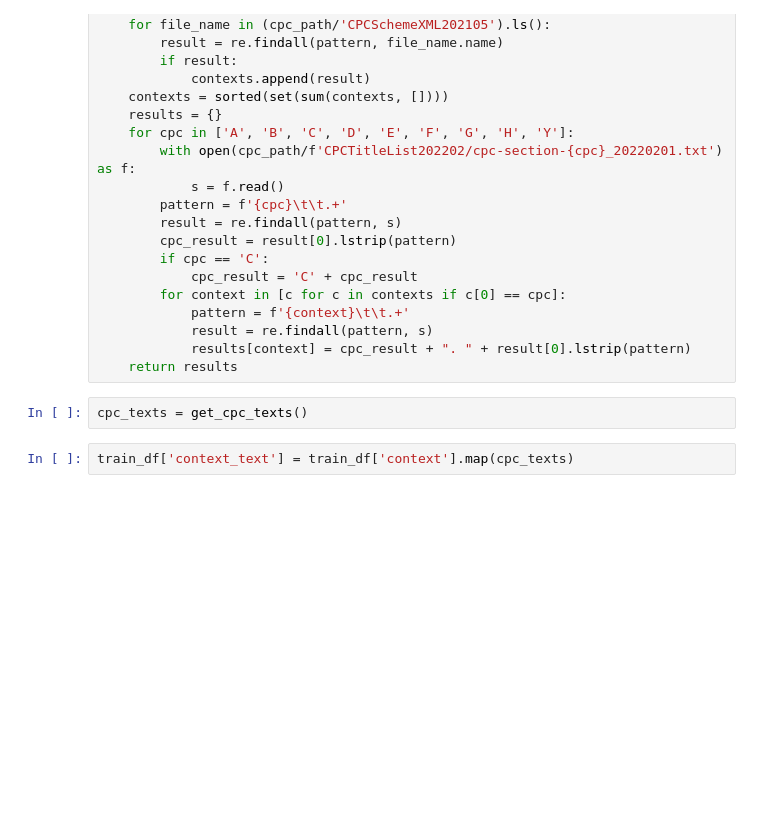
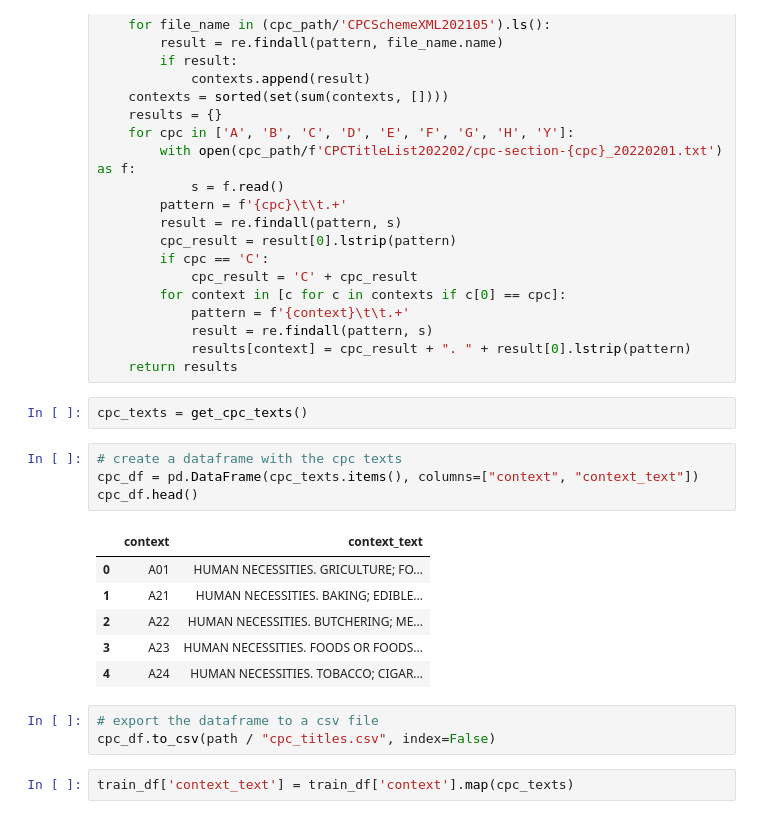
Before and after one commit to jimmiemunyi/patent-phrase-to-phrase, a Jupyter notebook: scratchpad.ipynb, the cells around one changed output. Saved outputs shown, nothing was run; the diff lists cells and outputs as text; blank space fills up the shorter version.

```diff
--- a/scratchpad.ipynb
+++ b/scratchpad.ipynb
@@ -724,6 +724,20 @@ def get_cpc_texts():
     return results
 # %%
 cpc_texts = get_cpc_texts()
+# %%
+# create a dataframe with the cpc texts
+cpc_df = pd.DataFrame(cpc_texts.items(), columns=["context", "context_text"])
+cpc_df.head()
+# %% [output]
+|  | context | context_text |
+| 0 | A01 | HUMAN NECESSITIES. GRICULTURE; FO... |
+| 1 | A21 | HUMAN NECESSITIES. BAKING; EDIBLE... |
+| 2 | A22 | HUMAN NECESSITIES. BUTCHERING; ME... |
+| 3 | A23 | HUMAN NECESSITIES. FOODS OR FOODS... |
+| 4 | A24 | HUMAN NECESSITIES. TOBACCO; CIGAR... |
+# %%
+# export the dataframe to a csv file
+cpc_df.to_csv(path / "cpc_titles.csv", index=False)
 # %%
 train_df['context_text'] = train_df['context'].map(cpc_texts)
 # %%
```
Also changed, not shown: parts of 15 cells of this notebook, 3 other files.
